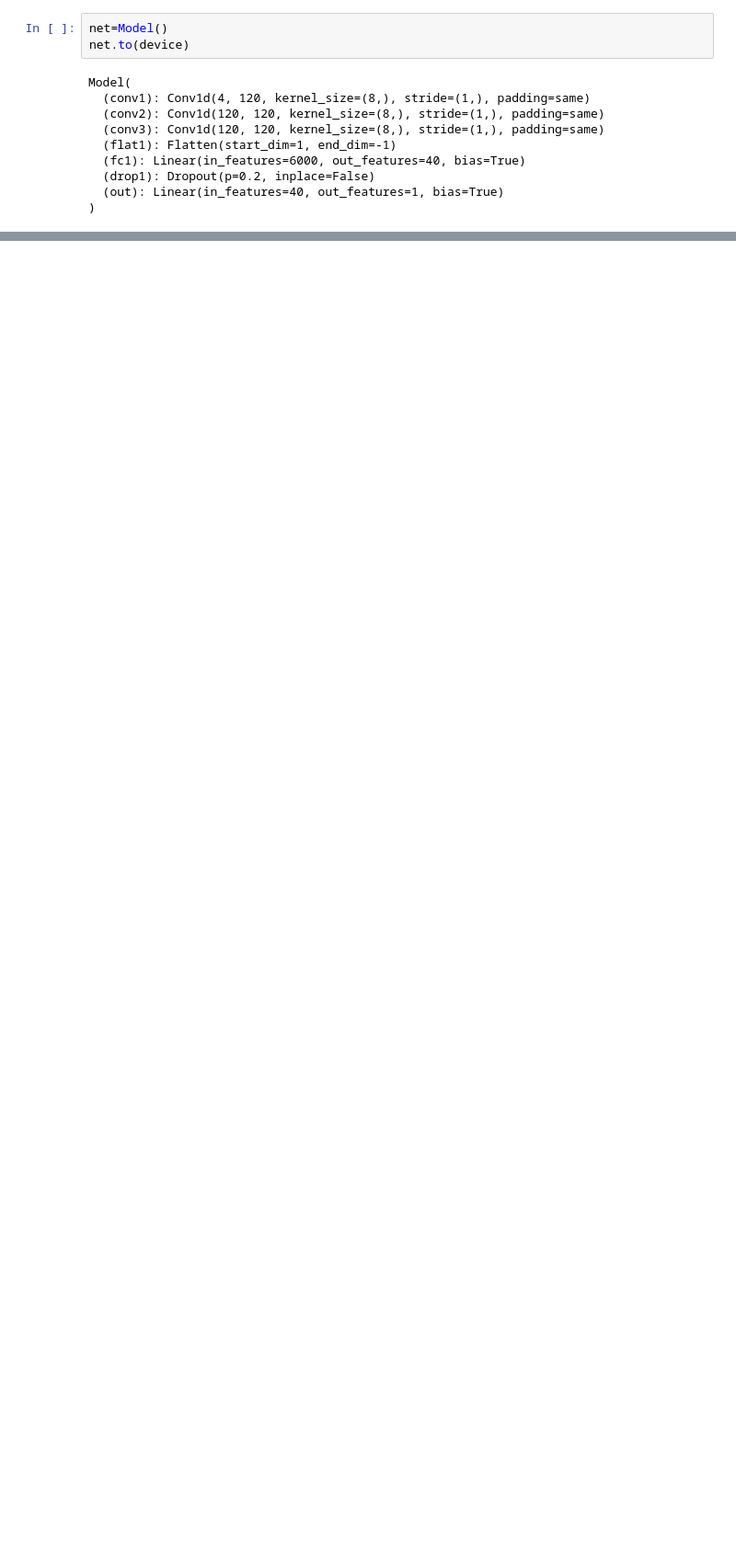
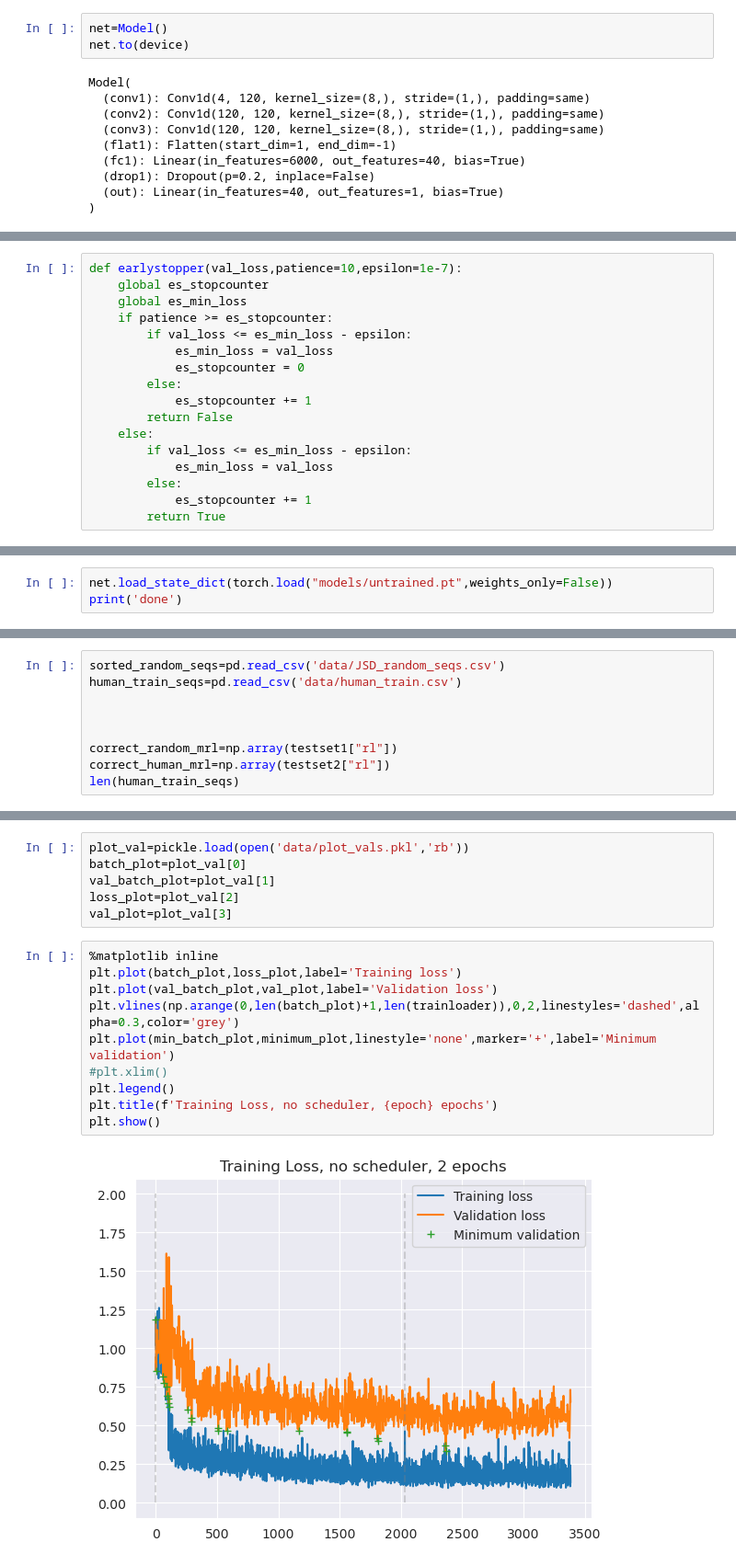
Before and after one commit to jechochamber/Bachelor, a Jupyter notebook: model.ipynb, the cells around one changed output, grey strips where cells are left out. Shown: that part at 92% size. Saved outputs shown, nothing was run; the diff lists cells and outputs as text; blank space fills up the shorter version.

Commit message:
Trainingsloop für JSD_sampling

```diff
--- a/model.ipynb
+++ b/model.ipynb
@@ -120,0 +130,17 @@ def train_one_epoch():
+# %%
+def earlystopper(val_loss,patience=10,epsilon=1e-7):
+    global es_stopcounter
+    global es_min_loss
+    if patience >= es_stopcounter:
+        if val_loss <= es_min_loss - epsilon:
+            es_min_loss = val_loss
+            es_stopcounter = 0
+        else:
+            es_stopcounter += 1
+        return False
+    else:
+        if val_loss <= es_min_loss - epsilon:
+            es_min_loss = val_loss
+        else:
+            es_stopcounter += 1
+        return True
@@ -120,0 +194,3 @@ def train_one_epoch():
+# %%
+net.load_state_dict(torch.load("models/untrained.pt",weights_only=False))
+print('done')
@@ -120,0 +199,9 @@ def train_one_epoch():
+# %%
+sorted_random_seqs=pd.read_csv('data/JSD_random_seqs.csv')
+human_train_seqs=pd.read_csv('data/human_train.csv')
+
+
+
+correct_random_mrl=np.array(testset1["rl"])
+correct_human_mrl=np.array(testset2["rl"])
+len(human_train_seqs)
@@ -127,0 +292,18 @@ KeyboardInterrupt:
+# %%
+plot_val=pickle.load(open('data/plot_vals.pkl','rb'))
+batch_plot=plot_val[0]
+val_batch_plot=plot_val[1]
+loss_plot=plot_val[2]
+val_plot=plot_val[3]
+# %%
+%matplotlib inline
+plt.plot(batch_plot,loss_plot,label='Training loss')
+plt.plot(val_batch_plot,val_plot,label='Validation loss')
+plt.vlines(np.arange(0,len(batch_plot)+1,len(trainloader)),0,2,linestyles='dashed',alpha=0.3,color='grey')
+plt.plot(min_batch_plot,minimum_plot,linestyle='none',marker='+',label='Minimum validation')
+#plt.xlim()
+plt.legend()
+plt.title(f'Training Loss, no scheduler, {epoch} epochs')
+plt.show()
+# %% [output]
+[figure, added]
```
Also changed, not shown: parts of 58 cells of this notebook.
